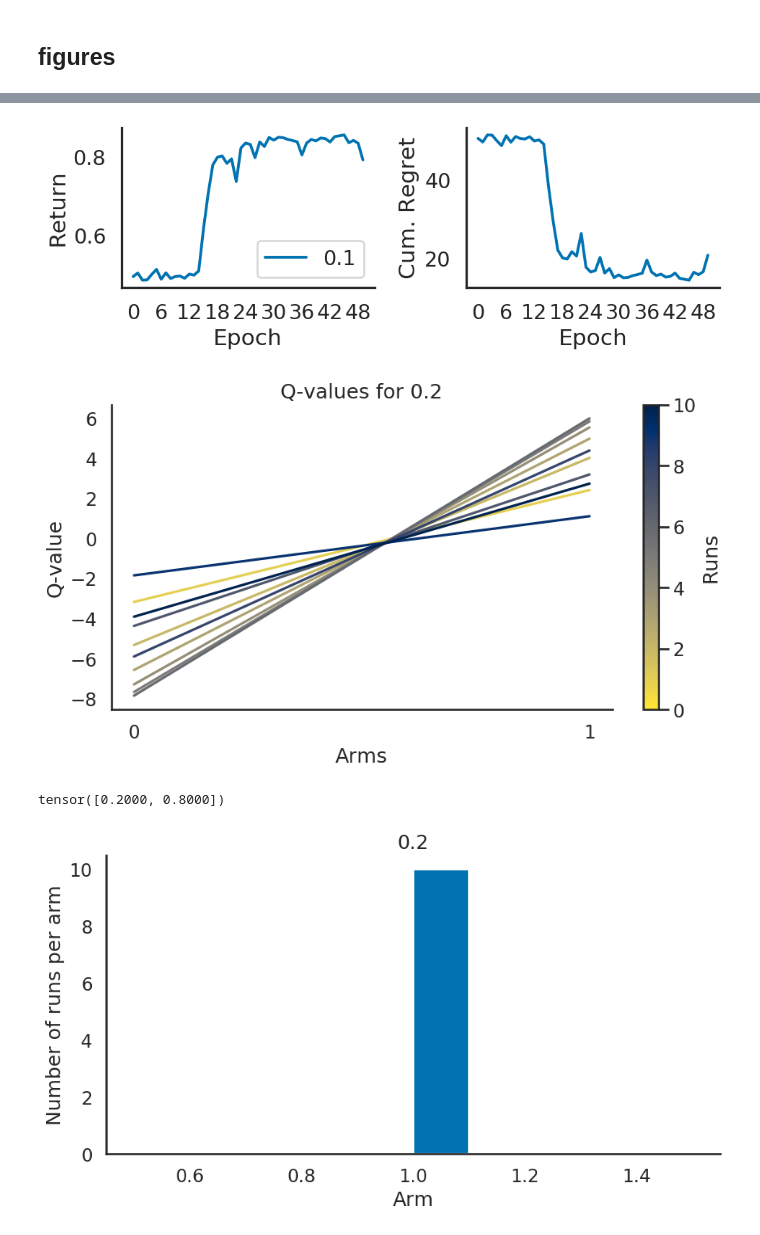
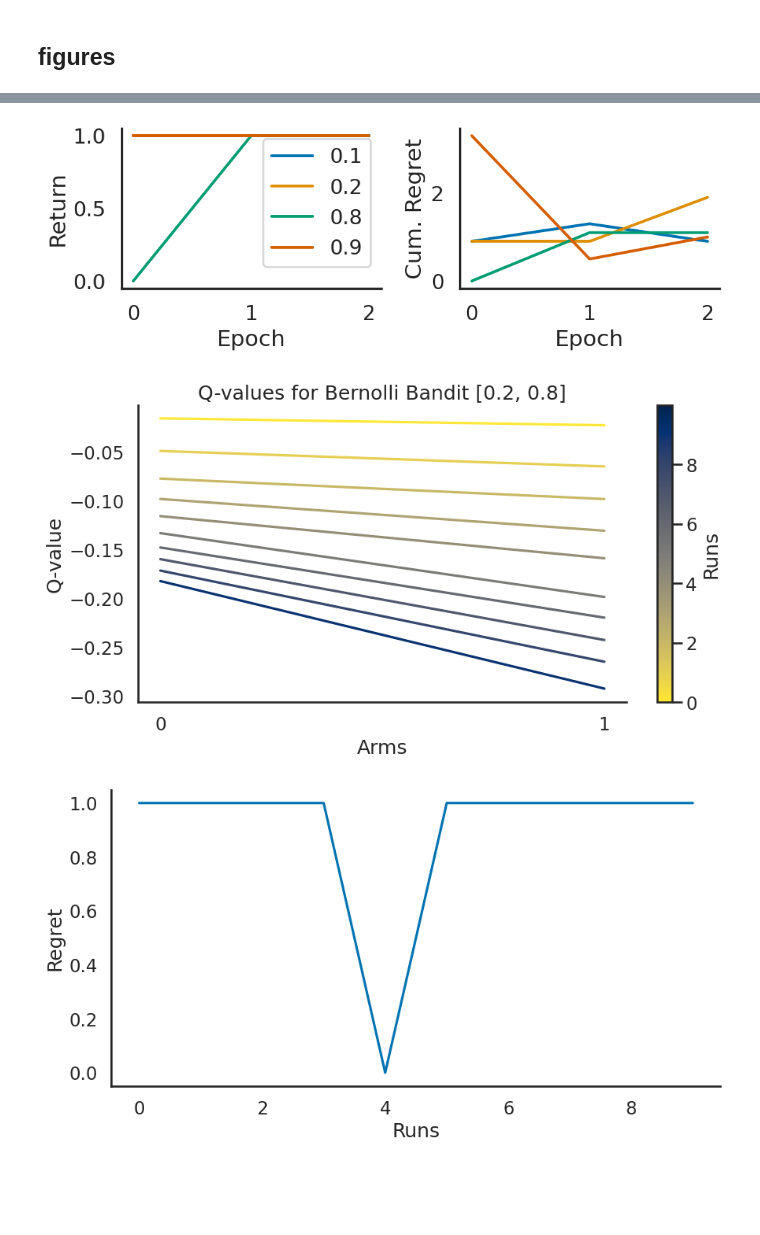
Before and after one commit to akjagadish/tutorial-metarl, a Jupyter notebook: notebooks/bernoulli-bandit.ipynb, the cells around one changed output, grey strips where cells are left out. Saved outputs shown, nothing was run; the diff lists cells and outputs as text; code cells hidden in the pictures; blank space fills up the shorter version.

```diff
--- a/notebooks/bernoulli-bandit.ipynb
+++ b/notebooks/bernoulli-bandit.ipynb
@@ -182,7 +173,7 @@ f.tight_layout()
 '''learning curves'''
 
 f, axes = plt.subplots(1, 2, figsize=(8, 3), dpi=125)
-axes[0].plot(log_return.mean(2)[:n_epochs])
+axes[0].plot(log_rewards.cumsum(3).max(3).mean(2)) #[:n_epochs])
 axes[0].set_ylabel('Return')
 axes[0].set_xlabel('Epoch')
 axes[0].xaxis.set_major_locator(MaxNLocator(integer=True))
@@ -196,5 +187,5 @@ axes[0].legend(PROBS)
 sns.despine()
 f.tight_layout()
 # %% [output]
-[figure, old version]
+[figure, new version]
 # %%
@@ -207,66 +203,46 @@ Y = task.sample(num_episodes=n_runs, prob=cue)
 # %%
-# params
-n_cues = len(PROBS)
-
-# set up the color scheme
-c = np.arange(n_runs+1)
-norm = mpl.colors.Normalize(vmin=c.min(), vmax=c.max())
-cmap = mpl.cm.ScalarMappable(norm=norm, cmap=mpl.cm.cividis_r)
-cmap.set_array([])
-
 # run model for n_runs
 agent.eval()
-agent.turn_off_encoding()
 
 # set init states
 h_t, c_t = agent.get_init_states()
 h_t, c_t = torch.zeros_like(h_t), torch.zeros_like(c_t)
-a_t = torch.randint(high=dim_output,size=(1,))
-r_t = Y[0][a_t]
+a_t = None
+r_t = Y[0].mean()
 actions, dist, values, temps, regrets = [], [], [], [], []
 f, ax = plt.subplots(1, 1, figsize=(10, 5), dpi=100)
 
 # run model
 for t in range(n_runs):
-    h_t1 = h_t
-    c_t1 = c_t
-    if agent.inputs == 'context_action_reward':
-        one_hot_a_t = one_hot_embedding(a_t, n_arms)
-        x_t = torch.cat((one_hot_a_t.reshape(-1).type(torch.FloatTensor),
-                         r_t.reshape(-1).type(torch.FloatTensor), torch.tensor(t).reshape(-1).type(torch.FloatTensor)), dim=0)
+    one_hot_a_t = one_hot_embedding(a_t, n_arms)
+    x_t = _input(one_hot_a_t, r_t, t)
     output_t, c = agent(x_t, h_t, c_t)
     a_t, prob_a_t, v_t, h_t, c_t = output_t
     f_t, i_t, o_t, q_t, pa_t = c
     a_t = torch.argmax(q_t)
-    r_t = Y[t][a_t] #q_t[0][a_t]
+    r_t = Y[t][a_t]
 
-    regrets.append(1.-r_t)
-    ax.plot(q_t.detach().numpy().T, c=cmap.to_rgba(t + 1))
-    dist.append(torch.sum(F.pairwise_distance(h_t1, h_t, p=2)))
+    regrets.append(1. - r_t)
+    ax.plot(q_t.detach().numpy().T, c=cmap.to_rgba(t))
     actions.append(a_t)
-    #values.append(q_t[0][aoi[cue]])
 
 # format figure
 ax.xaxis.set_major_locator(MaxNLocator(integer=True))
 ax.set(xlabel='Arms',
        ylabel='Q-value',
-      title= 'Q-values for {}'.format(cue))
-cbar = plt.colorbar(cmap, ticks=np.arange(n_runs+1, step=n_runs/5), ax=ax)
-cbar.set_label('Runs', rotation=90)
+       title= 'Q-values for Bernolli Bandit [{}, {}]'.format(cue, np.round(1.-cue, decimals=2)))
+cbar = plt.colorbar(cmap, ticks=np.arange(n_runs, step=(n_runs)/5), ax=ax),
+cbar[0].set_label('Runs', rotation=90)
 sns.despine()
 plt.show()
 # %% [output]
-[figure, old version]
+[figure, new version]
-# %%
-Y.mean(0)
-# %% [output]
-tensor([0.2000, 0.8000])
 # %%
 f, ax = plt.subplots(1, 1, figsize=(10, 5), dpi=100)
-_ = ax.hist(actions)
-ax.set(xlabel='Arm',
-       ylabel='Number of runs per arm', title = cue)
+ax.plot(regrets)
+ax.set(xlabel='Runs',
+       ylabel='Regret')
 sns.despine()
 plt.show()
 # %% [output]
-[figure, old version]
+[figure, new version]
```
Also changed, not shown: parts of 22 cells of this notebook, 2 other files.
